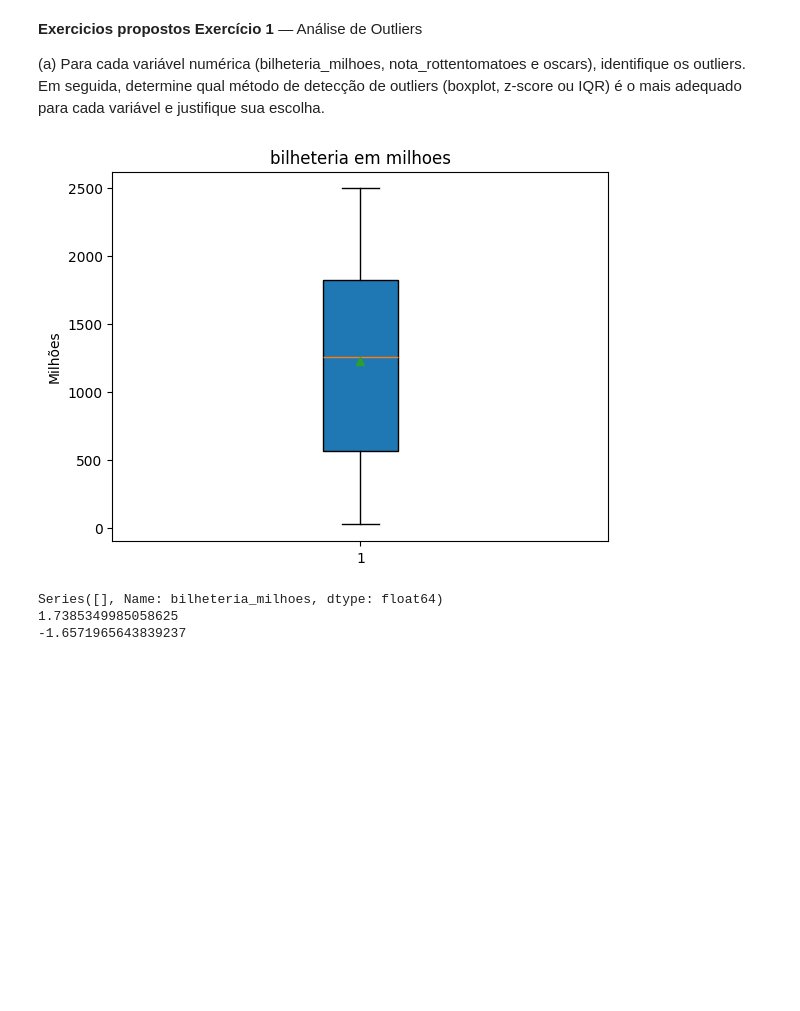
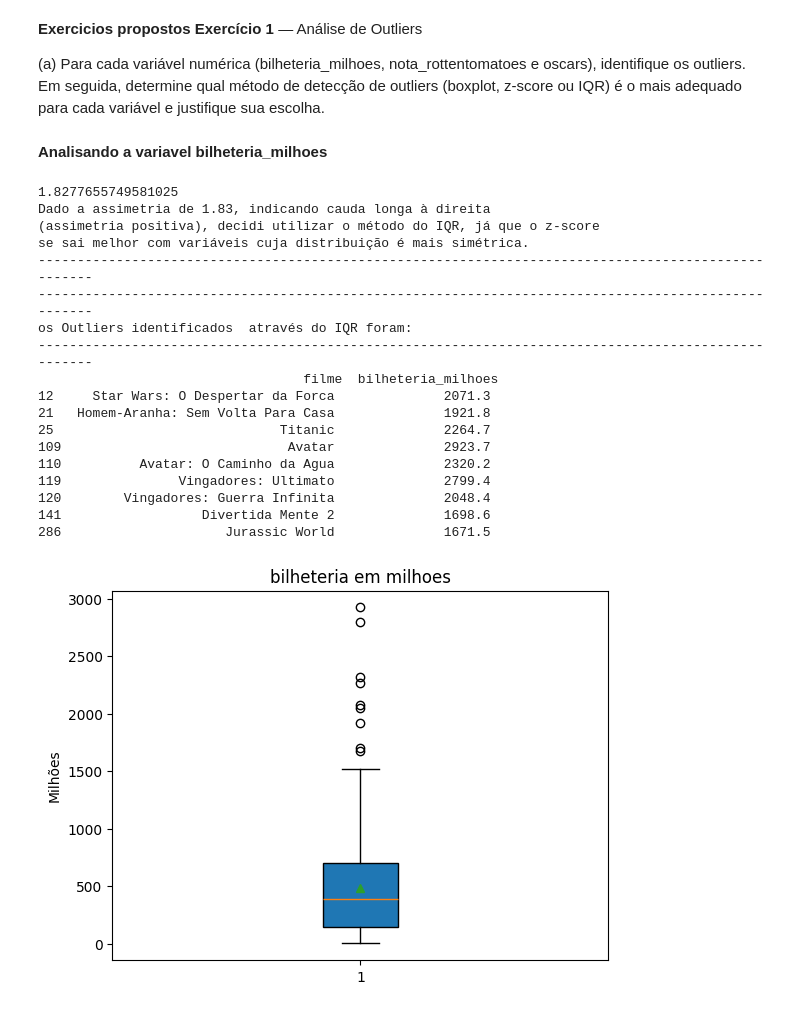
Before and after one commit to Data-Vitor/fiap-data-science, a Jupyter notebook: nemec-estatistica/cap05_ferramentas_estatisticas.ipynb, the cells around one changed output. Cells and saved outputs as stored; diff of their text form; code cells hidden in the pictures; blank space fills up the shorter version.

```diff
--- a/nemec-estatistica/cap05_ferramentas_estatisticas.ipynb
+++ b/nemec-estatistica/cap05_ferramentas_estatisticas.ipynb
@@ -353,36 +353,64 @@ print(consumo_imp)
 **Exercicios propostos** **Exercício 1** — Análise de Outliers
 
 (a) Para cada variável numérica (bilheteria_milhoes, nota_rottentomatoes e oscars), identifique os outliers. Em seguida, determine qual método de detecção de outliers (boxplot, z-score ou IQR) é o mais adequado para cada variável e justifique sua escolha.
+# %% [markdown]
+**Analisando a variavel bilheteria_milhoes**
 # %%
 import pandas as pd
 import numpy as np
 import matplotlib.pyplot as plt
+from scipy import stats
 
 df = pd.read_csv('/content/drive/MyDrive/datasets/filmes.csv')
 
 df.columns.tolist()  #lembrete das colunas
 bilheteria = (df['bilheteria_milhoes'])
 nota = (df['nota_rottentomatoes'])
 oscars =(df['oscars'])
 
+#descobrindo a assimetria ou simetria da bilheteria
+assimetria = skew(bilheteria)
+print(assimetria)
+print(f"""Dado a assimetria de {assimetria:.2f}, indicando cauda longa à direita
+(assimetria positiva), decidi utilizar o método do IQR, já que o z-score
+se sai melhor com variáveis cuja distribuição é mais simétrica.""")
 
+
+print('-'*100)
+print('-'*100)
+
+#calclulando o iqr e filtrando
+q1_bilheteria = np.percentile(bilheteria, 25)
+q3_bilheteria = np.percentile(bilheteria, 75)
+iqr_bilheteria = q3_bilheteria - q1_bilheteria
+
+limite_superior = q3_bilheteria + 1.5 * iqr_bilheteria
+df_outliers_bilheteria = df[df['bilheteria_milhoes'] > limite_superior][['filme', 'bilheteria_milhoes']]
+print(f'os Outliers identificados  através do IQR foram: \n{'-'*100}\n {df_outliers_bilheteria}')
+
+
+#plotando o boxplot
 plt.boxplot(bilheteria, vert=True, patch_artist=True,showmeans=True)
 plt.ylabel('Milhões')
 plt.title('bilheteria em milhoes')
 plt.show()
-
-
-#descobrindo o zscore
-
-media = bilheteria.mean()
-desvio = bilheteria.std()
-zscore = (bilheteria -media) /desvio
-outliers = bilheteria[np.abs(zscore)> 3]
-print(outliers)
-print(zscore.max())
-print(zscore.min())
 # %% [output]
+1.8277655749581025
+Dado a assimetria de 1.83, indicando cauda longa à direita
+(assimetria positiva), decidi utilizar o método do IQR, já que o z-score
+se sai melhor com variáveis cuja distribuição é mais simétrica.
+----------------------------------------------------------------------------------------------------
+----------------------------------------------------------------------------------------------------
+os Outliers identificados  através do IQR foram:
+----------------------------------------------------------------------------------------------------
+                                  filme  bilheteria_milhoes
+12     Star Wars: O Despertar da Forca              2071.3
+21   Homem-Aranha: Sem Volta Para Casa              1921.8
+25                             Titanic              2264.7
+109                             Avatar              2923.7
+110          Avatar: O Caminho da Agua              2320.2
+119               Vingadores: Ultimato              2799.4
+120        Vingadores: Guerra Infinita              2048.4
+141                  Divertida Mente 2              1698.6
+286                     Jurassic World              1671.5
-[figure, old version]
+[figure, new version]
-Series([], Name: bilheteria_milhoes, dtype: float64)
-1.7385349985058625
--1.6571965643839237
```
Also changed, not shown: parts of 7 cells of this notebook.
